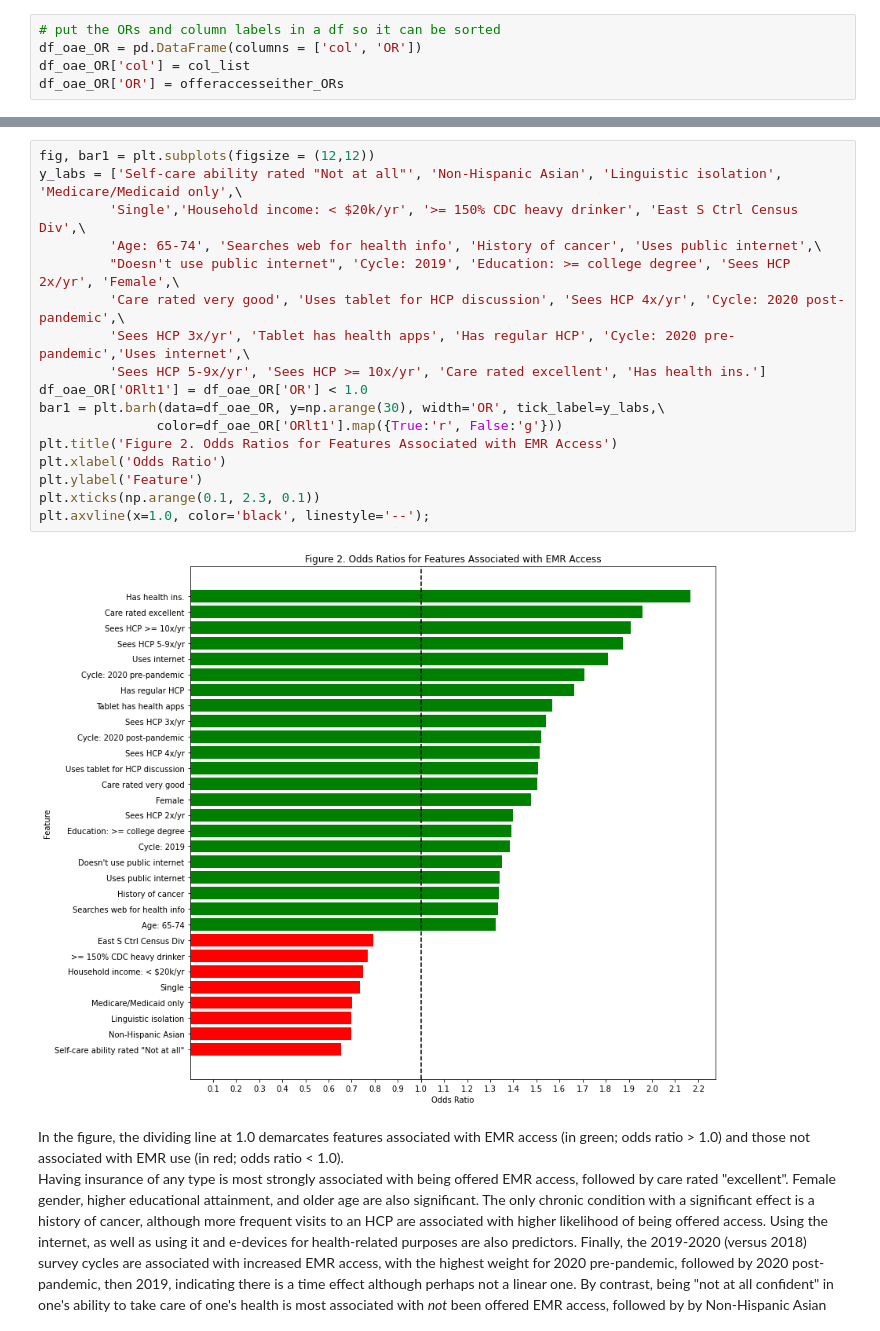
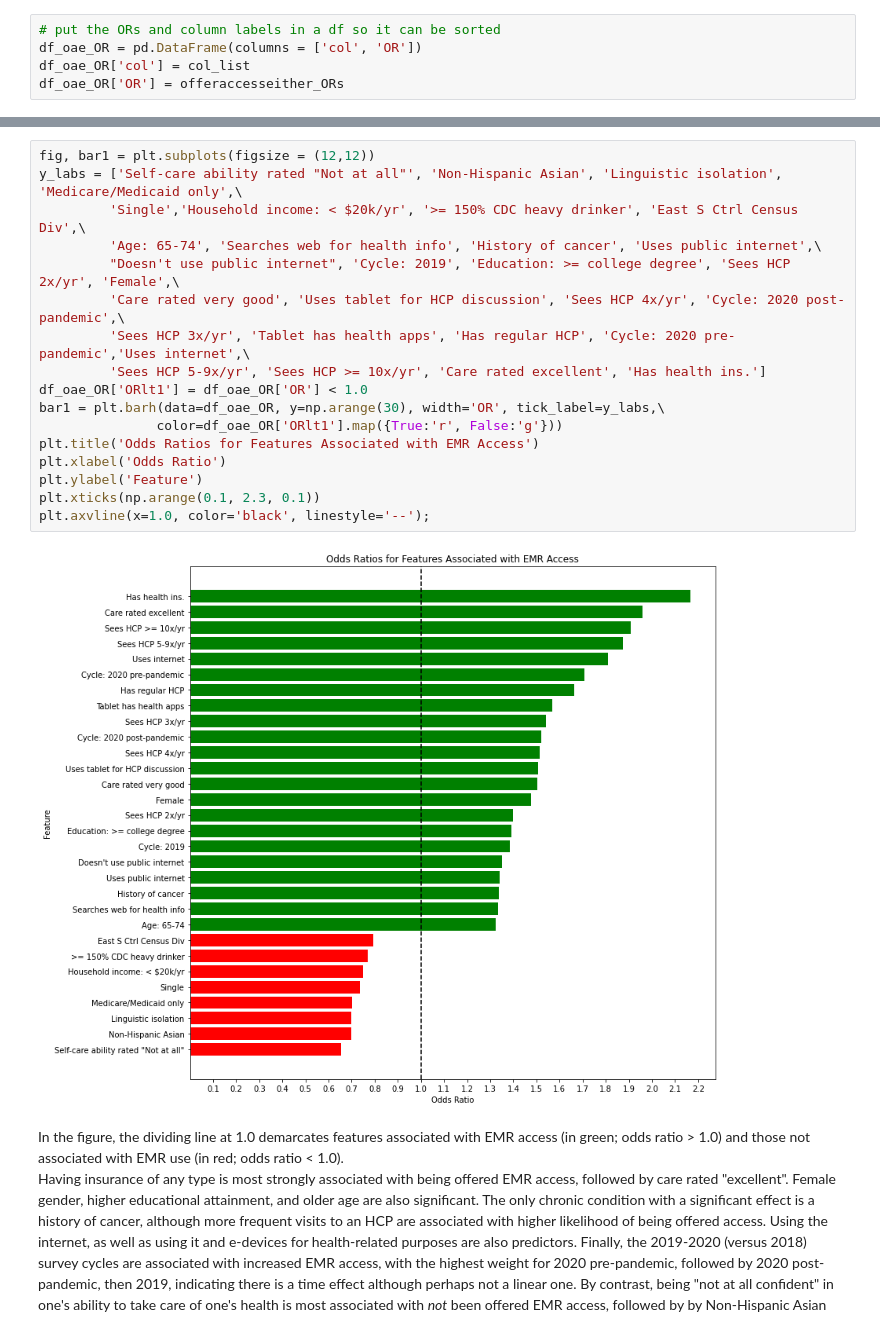
Before and after one commit to ensst6/Udacity_DSND_FinalProject, a Jupyter notebook: DSND_Final_Analysis.ipynb, the cells around one changed output, grey strips where cells are left out. Cells and saved outputs as stored; diff of their text form.

```diff
--- a/DSND_Final_Analysis.ipynb
+++ b/DSND_Final_Analysis.ipynb
@@ -793,22 +792,22 @@ df_oae_OR.head(10)
 # %%
 fig, bar1 = plt.subplots(figsize = (12,12))
 y_labs = ['Self-care ability rated "Not at all"', 'Non-Hispanic Asian', 'Linguistic isolation', 'Medicare/Medicaid only',\
          'Single','Household income: < $20k/yr', '>= 150% CDC heavy drinker', 'East S Ctrl Census Div',\
          'Age: 65-74', 'Searches web for health info', 'History of cancer', 'Uses public internet',\
          "Doesn't use public internet", 'Cycle: 2019', 'Education: >= college degree', 'Sees HCP 2x/yr', 'Female',\
          'Care rated very good', 'Uses tablet for HCP discussion', 'Sees HCP 4x/yr', 'Cycle: 2020 post-pandemic',\
          'Sees HCP 3x/yr', 'Tablet has health apps', 'Has regular HCP', 'Cycle: 2020 pre-pandemic','Uses internet',\
          'Sees HCP 5-9x/yr', 'Sees HCP >= 10x/yr', 'Care rated excellent', 'Has health ins.']
 df_oae_OR['ORlt1'] = df_oae_OR['OR'] < 1.0
 bar1 = plt.barh(data=df_oae_OR, y=np.arange(30), width='OR', tick_label=y_labs,\
                color=df_oae_OR['ORlt1'].map({True:'r', False:'g'}))
-plt.title('Figure 2. Odds Ratios for Features Associated with EMR Access')
+plt.title('Odds Ratios for Features Associated with EMR Access')
 plt.xlabel('Odds Ratio')
 plt.ylabel('Feature')
 plt.xticks(np.arange(0.1, 2.3, 0.1))
 plt.axvline(x=1.0, color='black', linestyle='--');
 # %% [output]
-[figure, old version]
+[figure, new version]
 # %% [markdown]
 In the figure, the dividing line at 1.0 demarcates features associated with EMR access (in green; odds ratio \> 1.0) and those not associated with EMR use (in red; odds ratio \< 1.0).
 Having insurance of any type is most strongly associated with being offered EMR access, followed by care rated "excellent". Female gender, higher educational attainment,  and older age are also significant. The only chronic condition with a significant effect is a history of cancer, although more frequent visits to an HCP are associated with higher likelihood of being offered access. Using the internet, as well as using it and e-devices for health-related purposes are also predictors. Finally, the 2019-2020 (versus 2018) survey cycles are associated with increased EMR access, with the highest weight for 2020 pre-pandemic, followed by 2020 post-pandemic, then 2019, indicating there is a time effect although perhaps not a linear one.
```
Also changed, not shown: parts of 28 cells of this notebook.
